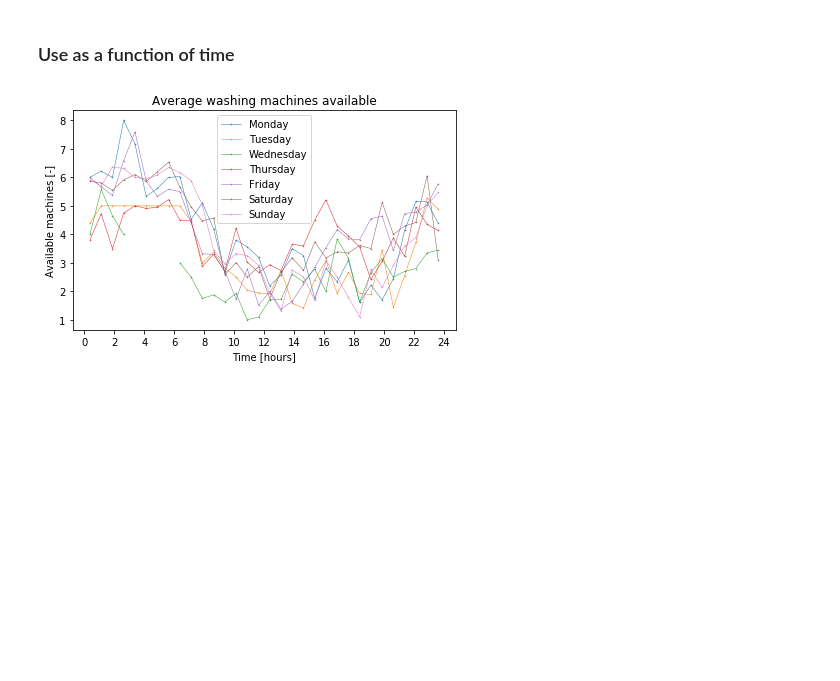
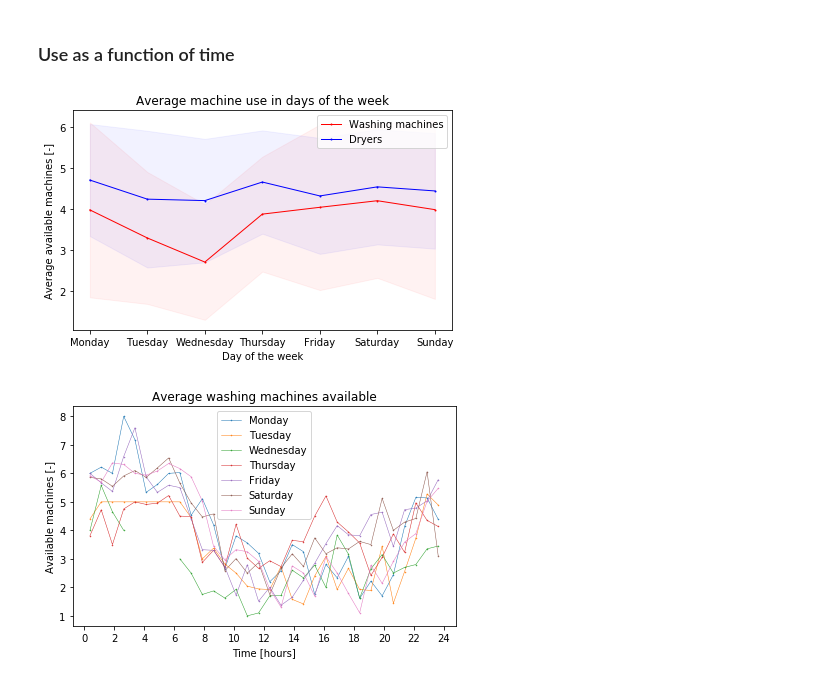
Before and after one commit to MioPoortvliet/Wasmachines-Leidsche-Schans, a Jupyter notebook: Washing mashines and dryers.ipynb, the cells around one changed output. Cells and saved outputs as stored; diff of their text form; code cells hidden in the pictures; blank space fills up the shorter version.

Commit message:
Days of the week mean

```diff
--- a/Washing mashines and dryers.ipynb
+++ b/Washing mashines and dryers.ipynb
@@ -85,6 +85,39 @@ My poorly written code executed in 11.859 seconds
 ## Plotting stuff
 # %% [markdown]
 ### Use as a function of time
+# %%
+titles = ("Average dryers available","Average washing machines available","Machines available averaged over days")
+marker_size = 2
+line_width = 1
+fmt = '.-'
+alpha = 0.05
+
+fig= plt.figure()
+ax=fig.add_subplot(1,1,1)
+
+plt.plot(day_list, np.nanmean(washing,axis=1),fmt+'r', ms=marker_size, lw=line_width, label="Washing machines")
+plt.plot(day_list, np.nanmean(drying,axis=1),fmt+'b', ms=marker_size, lw=line_width, label="Dryers")
+
+ax.fill_between(day_list,
+               np.nanmean(washing,axis=1)-np.nanstd(washing,axis=1),
+               np.nanmean(washing,axis=1)+np.nanstd(washing,axis=1),
+               alpha=alpha,
+               color='r')
+ax.fill_between(day_list,
+               np.nanmean(drying,axis=1)-np.nanstd(drying,axis=1),
+               np.nanmean(drying,axis=1)+np.nanstd(drying,axis=1),
+               alpha=alpha,
+               color='b')
+
+ax.legend()
+ax.set_xlabel(r"Day of the week")
+ax.set_ylabel(r"Average available machines [-]")
+ax.set_title(r"Average machine use in days of the week")
+fig.tight_layout()
+fig.savefig((r"Average machine use in days of the week.png").replace(" ", "_"), dpi=400)
+fig.show()
+# %% [output]
+[figure, added]
 # %%
 # Options for data
 timestep = 45 # minutes
```
Also changed, not shown: parts of 1 cell of this notebook.
